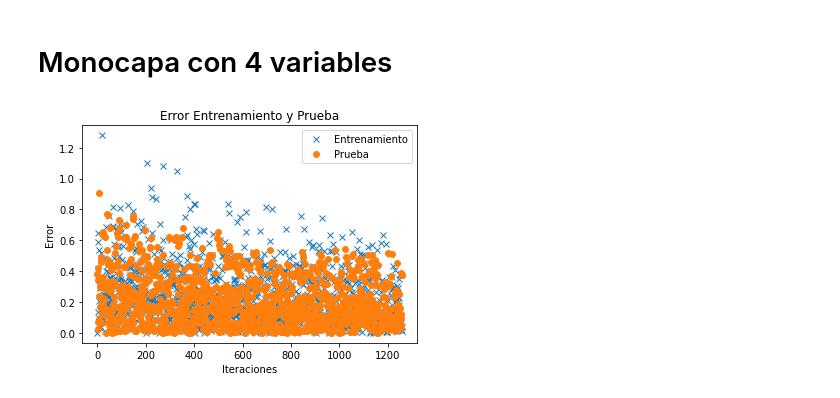
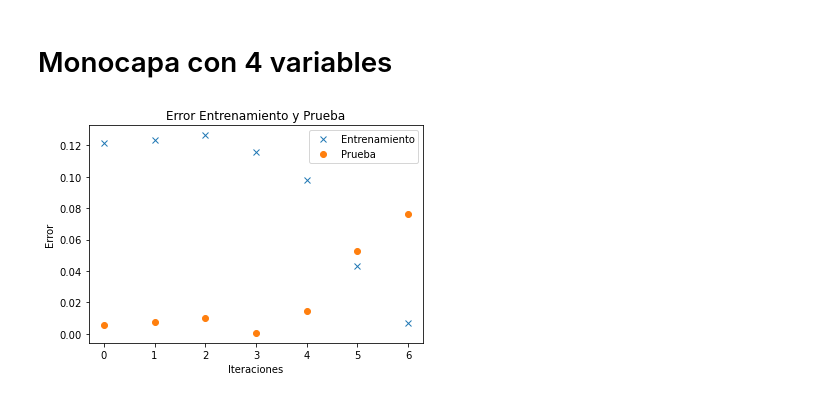
Before and after one commit to felipeduartef/Neural_Network, a Jupyter notebook: RNA.ipynb, the cells around one changed output. Drawn from its saved outputs; the diff is of its cells as text; code cells hidden in the pictures.

```diff
--- a/RNA.ipynb
+++ b/RNA.ipynb
@@ -456,8 +485,23 @@ plt.show()
 # %% [markdown]
 # Monocapa con 4 variables
+# %%
+def Error4Dataframe(W, Dataf):
+    #Calcula el error promedio del vector de errores para cada fila del dataset
+    error =[]
+
+    for i in range(len(Dataf)):
+        x0,x1,x2,x3,y =  df_TN.iloc[i, 0], df_TN.iloc[i, 1], df_TN.iloc[i, 2], df_TN.iloc[i, 3], df_TN.iloc[i, 4] # Entradas y valor esperado
+        x = np.array([x0,x1,x2,x3,1])                        # Arreglo de entradas
+        x_w = (W.T * x)                                     # Multiplicación de entradas por los pesos
+        suma = x_w[0] + x_w[1] + x_w[2] + x_w[3] +x_w[4]     # Sumatoria de los productos
+        error_i = suma - y                # Cálculo del error
+        error.append(error_i)           # Se agrega el error calculado al arreglo de errores de entrenamiento
+
+    error = np.array(error)
+    return np.mean(error)
 # %%
-Tolerancia = 0.05  # Valor de tolerancia de error
-error = 100        # Error grande
+Tolerancia = 0.03  # Valor de tolerancia de error
+errorTN = 100        # Error grande
 
 error_T = []       # Arreglo para almacenar los valores del error para cada elemento de entrenamiento
 error_P = []       # Arreglo para almacenar los valores del error para cada elemento de prueba
@@ -465,50 +509,45 @@ w0 = [1,1,1,1,0]   # Pesos iniciales arbitrarios
 w0 = np.array(w0)
 iter = 0           # Contador de iteraciones
 u = 0.04           # Paso para modificación de pesos
 t = 0              # Cantidad de aciertos continuos para mejorar el algoritmo
 
-while (np.abs(error) > Tolerancia or t < 4):  # Cuando el error sea menor a la toleracia o los aciertos continuos son menores a 4
+while (np.abs(errorTN) > Tolerancia):  # Cuando el error sea menor a la toleracia o los aciertos continuos son menores a 4
     ########## Entrenamiento #########
     i = random.randint(0, 104) # Índice aleatorio
     x0,x1,x2,x3,y =  df_TN.iloc[i, 0], df_TN.iloc[i, 1], df_TN.iloc[i, 2], df_TN.iloc[i, 3], df_TN.iloc[i, 4] # Entradas y valor esperado
     x = np.array([x0,x1,x2,x3,1])                        # Arreglo de entradas
     x_w = (w0.T * x)                                     # Multiplicación de entradas por los pesos
     suma = x_w[0] + x_w[1] + x_w[2] + x_w[3] +x_w[4]     # Sumatoria de los productos
-    error = suma - y                                     # Cálculo del error
-    error_T.append(error)                                # Se agrega el error calculado al arreglo de errores de entrenamiento
+    error = suma - y
+
+    w0 = w0 - u * x * error # Actualización de los pesos
+
+    errorTN = Error4Dataframe(w0, df_TN)                   # Cálculo del error
+    error_T.append(errorTN)                                # Se agrega el error calculado al arreglo de errores de entrenamiento
 
      ###########    Prueba  ##########
-    j = random.randint(0, 29)      # Índice aleatorio
-    x4,x5,x6,x7,y1 =  df_PN.iloc[j, 0],df_PN.iloc[j, 1],df_PN.iloc[j, 2], df_PN.iloc[j, 3], df_PN.iloc[j, 4] # Entradas y valor esperado
-    x_P = np.array([x4,x5,x6,x7,1])                      # Arreglo de entradas
-    xP_w = (w0.T * x_P)                                  # Multiplicación de entradas por los pesos
-    sumaP = xP_w[0] + xP_w[1] + xP_w[2] + xP_w[3] + xP_w[4]   # Sumatoria de los productos
-    errorP = sumaP - y1                                  # Cálculo del error
+    errorP = Error4Dataframe(w0, df_PN)                                 # Cálculo del error
     error_P.append(errorP)                               # Se agrega el error calculado al arreglo de errores de prueba
 
-    if  np.abs(error) > Tolerancia:
-        w0 = w0 - u*x*error
-        t = 0
-    elif  np.abs(error) < Tolerancia:
-        t += 1
 
-    iter += 1
-    if iter > 5000:
+
+    iter += 1     #Contador de iteraciones
+    if iter > 500:   #Límite de iteraciones
         error = 0.02
         t = 6
 
 ####### Gráfica de resultados ################
 x = np.arange(0,len(error_T))    # Vector que representa el número de iteraciones
 
 plt.plot(x, np.abs(error_T), 'x', label = "Entrenamiento")  #Gráfica de arreglo de errores de Entrenamiento
 plt.plot(x, np.abs(error_P), 'o',label = "Prueba")          #Gráfica de arreglo de errores de Prueba
 plt.xlabel("Iteraciones")    # Etiqueta de eje X
 plt.ylabel("Error")          # Etiqueta de eje Y
 plt.title("Error Entrenamiento y Prueba")   # Título del gráfico
 plt.legend()
 plt.show()
 # %% [output]
-[figure, old version]
+[figure, new version]
 # %%
 error_R = []
 for k in range(15):
```
Also changed, not shown: parts of 12 cells of this notebook, 2 other files.
